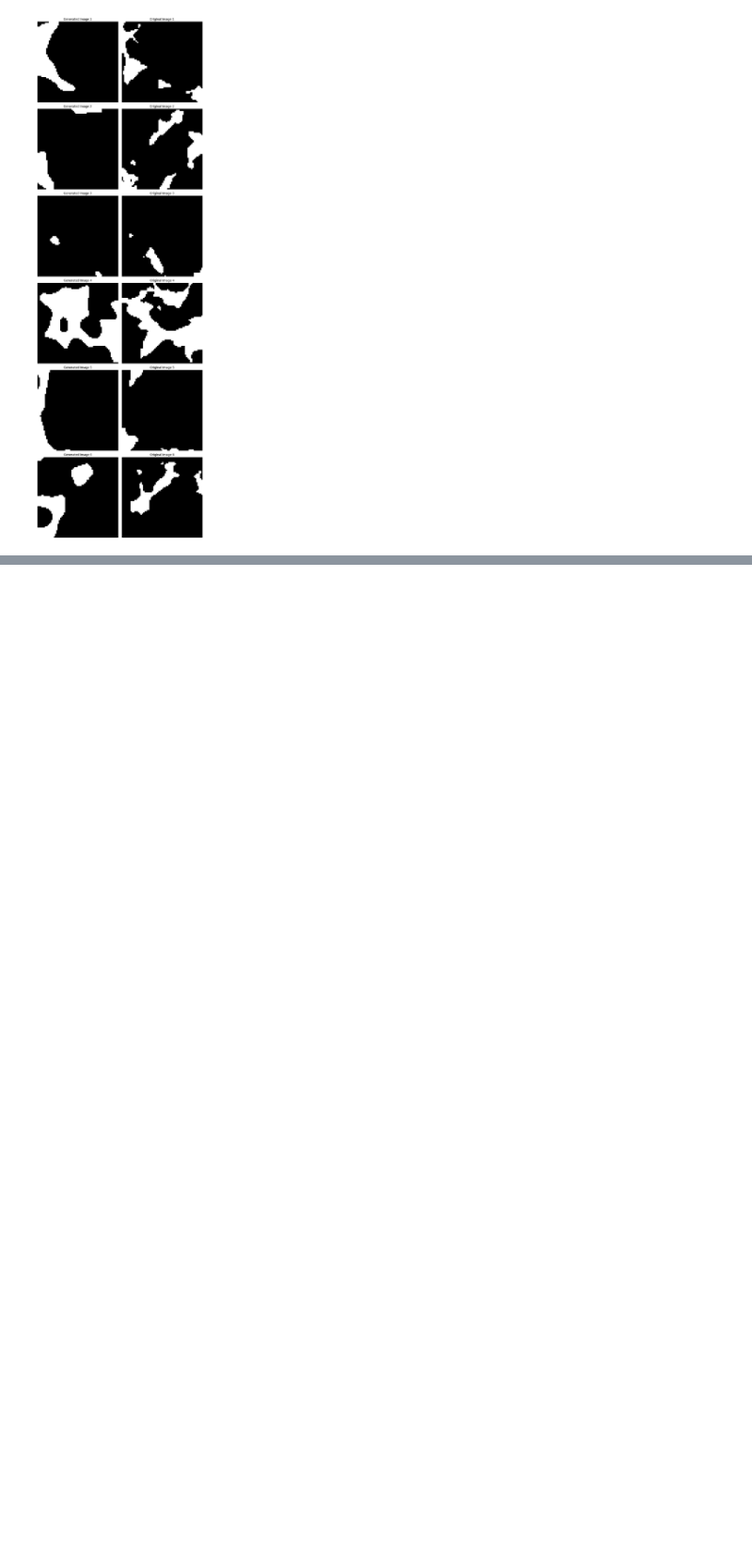
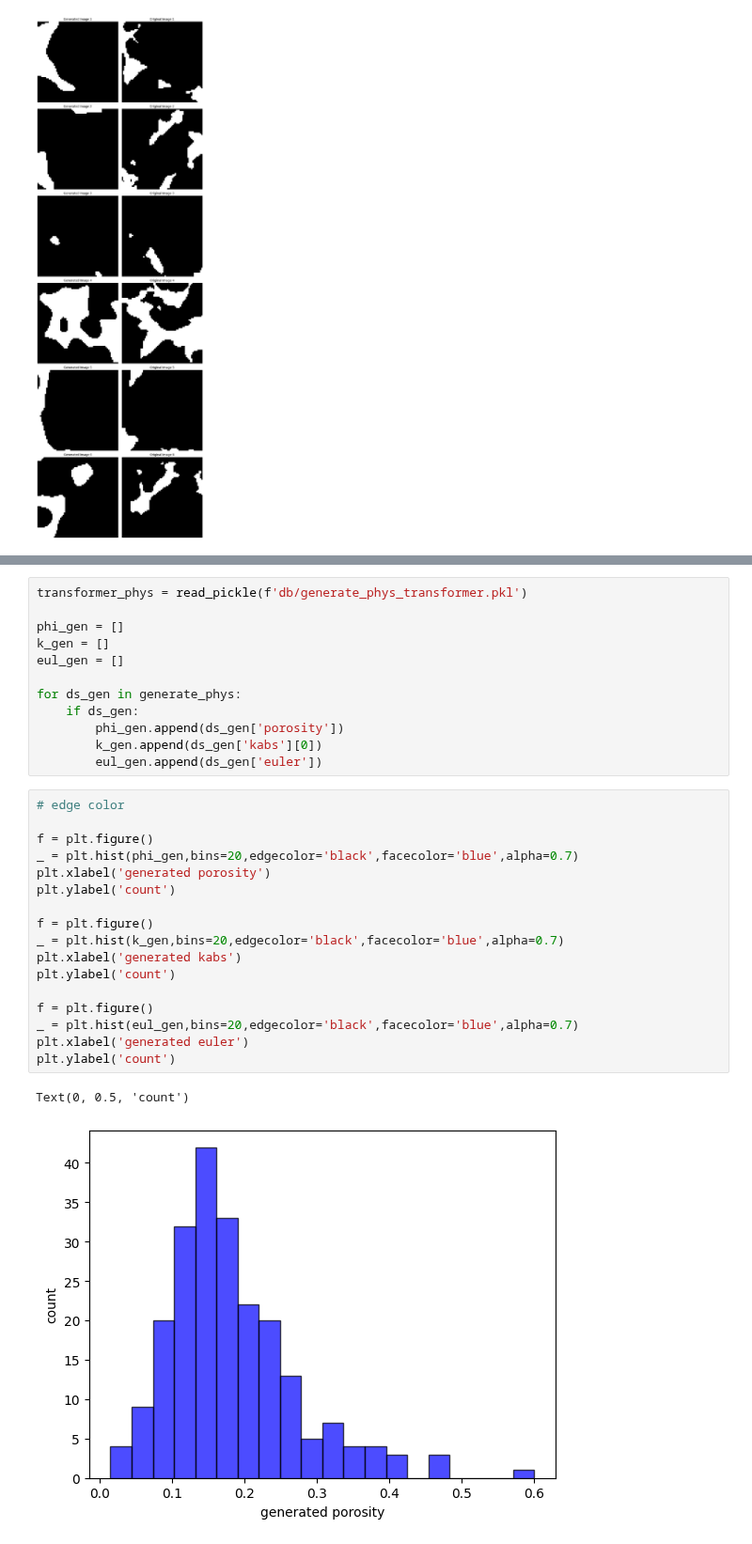
Before and after one commit to ZihanRen/poretransformer, a Jupyter notebook: lpu3dnet/eval/quick_check.ipynb, the cells around one changed output, grey strips where cells are left out. Shown at 94% size. Drawn from its saved outputs; the diff is of its cells as text; blank space fills up the shorter version.

Commit message:
add evaluation metrics of VQVAE and transformer - 0614

```diff
--- a/lpu3dnet/eval/quick_check.ipynb
+++ b/lpu3dnet/eval/quick_check.ipynb
@@ -304,0 +379,32 @@ compare_images(decode_img,img_matrix)
+# %%
+transformer_phys = read_pickle(f'db/generate_phys_transformer.pkl')
+
+phi_gen = []
+k_gen = []
+eul_gen = []
+
+for ds_gen in generate_phys:
+    if ds_gen:
+        phi_gen.append(ds_gen['porosity'])
+        k_gen.append(ds_gen['kabs'][0])
+        eul_gen.append(ds_gen['euler'])
+# %%
+# edge color
+
+f = plt.figure()
+_ = plt.hist(phi_gen,bins=20,edgecolor='black',facecolor='blue',alpha=0.7)
+plt.xlabel('generated porosity')
+plt.ylabel('count')
+
+f = plt.figure()
+_ = plt.hist(k_gen,bins=20,edgecolor='black',facecolor='blue',alpha=0.7)
+plt.xlabel('generated kabs')
+plt.ylabel('count')
+
+f = plt.figure()
+_ = plt.hist(eul_gen,bins=20,edgecolor='black',facecolor='blue',alpha=0.7)
+plt.xlabel('generated euler')
+plt.ylabel('count')
+# %% [output]
+Text(0, 0.5, 'count')
+[figure, added]
```
Also changed, not shown: parts of 6 cells of this notebook, 3 other files.
